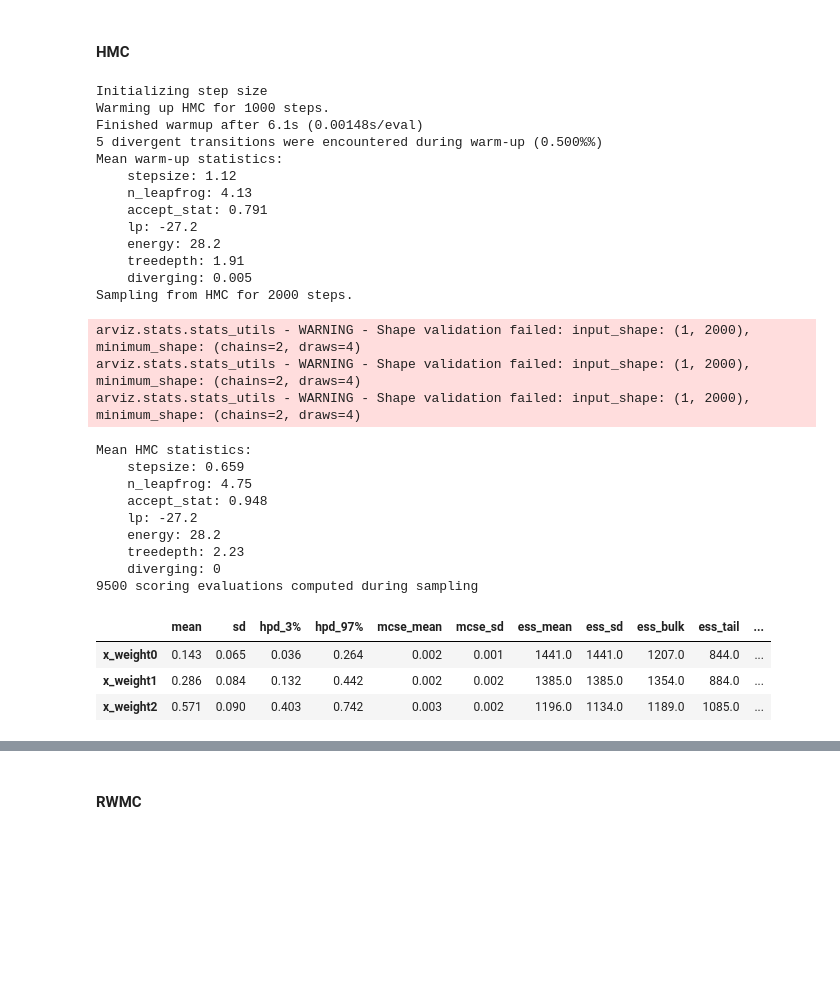
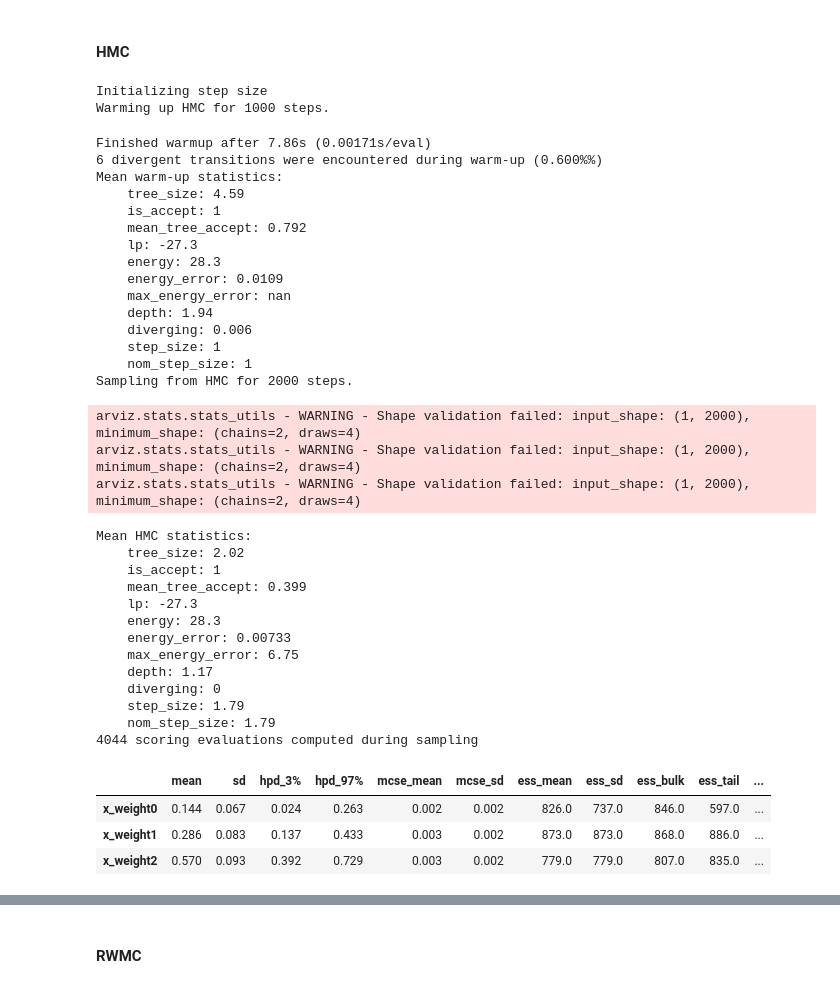
Before and after one commit to salilab/hmc, a Jupyter notebook: examples/notebooks/basic_usage.ipynb, the cells around one changed output, grey strips where cells are left out. Drawn from its saved outputs; the diff is of its cells as text; code cells hidden in the pictures; blank space fills up the shorter version.

```diff
--- a/examples/notebooks/basic_usage.ipynb
+++ b/examples/notebooks/basic_usage.ipynb
@@ -884,45 +917,53 @@ def setup_weight_dirichlet(m, alpha=np.ones(3), make_mover=False):
 # %%
 m = IMP.Model()
 p, sf, mover = setup_weight_dirichlet(m, alpha=[4, 8, 16], make_mover=True)
 p.set_weights(get_random_weights(3))
 
 hmc = setup_warmup_run_hmc(sf, metric="diag", nadapt=1000, nsample=2000)
-nsteps = hmc.stats.get_samples("n_leapfrog").sum()
+nsteps = hmc.stats.get_samples("tree_size").sum()
 print("{0} scoring evaluations computed during sampling".format(nsteps))
 
 hmc_dataset = get_inference_data(hmc)
 hmc_summary = az.summary(hmc_dataset)
 hmc_summary
 # %% [output]
 Initializing step size
 Warming up HMC for 1000 steps.
-Finished warmup after 6.1s (0.00148s/eval)
-5 divergent transitions were encountered during warm-up (0.500%%)
-Mean warm-up statistics:
-    stepsize: 1.12
-    n_leapfrog: 4.13
-    accept_stat: 0.791
-    lp: -27.2
-    energy: 28.2
-    treedepth: 1.91
-    diverging: 0.005
-Sampling from HMC for 2000 steps.
-arviz.stats.stats_utils - WARNING - Shape validation failed: input_shape: (1, 2000), minimum_shape: (chains=2, draws=4)
-arviz.stats.stats_utils - WARNING - Shape validation failed: input_shape: (1, 2000), minimum_shape: (chains=2, draws=4)
-arviz.stats.stats_utils - WARNING - Shape validation failed: input_shape: (1, 2000), minimum_shape: (chains=2, draws=4)
+Finished warmup after 7.86s (0.00171s/eval)
+6 divergent transitions were encountered during warm-up (0.600%%)
+Mean warm-up statistics:
+    tree_size: 4.59
+    is_accept: 1
+    mean_tree_accept: 0.792
+    lp: -27.3
+    energy: 28.3
+    energy_error: 0.0109
+    max_energy_error: nan
+    depth: 1.94
+    diverging: 0.006
+    step_size: 1
+    nom_step_size: 1
+Sampling from HMC for 2000 steps.
-Mean HMC statistics:
-    stepsize: 0.659
-    n_leapfrog: 4.75
-    accept_stat: 0.948
-    lp: -27.2
-    energy: 28.2
-    treedepth: 2.23
-    diverging: 0
-9500 scoring evaluations computed during sampling
+arviz.stats.stats_utils - WARNING - Shape validation failed: input_shape: (1, 2000), minimum_shape: (chains=2, draws=4)
+arviz.stats.stats_utils - WARNING - Shape validation failed: input_shape: (1, 2000), minimum_shape: (chains=2, draws=4)
+arviz.stats.stats_utils - WARNING - Shape validation failed: input_shape: (1, 2000), minimum_shape: (chains=2, draws=4)
+Mean HMC statistics:
+    tree_size: 2.02
+    is_accept: 1
+    mean_tree_accept: 0.399
+    lp: -27.3
+    energy: 28.3
+    energy_error: 0.00733
+    max_energy_error: 6.75
+    depth: 1.17
+    diverging: 0
+    step_size: 1.79
+    nom_step_size: 1.79
+4044 scoring evaluations computed during sampling
 |  | mean | sd | hpd_3% | hpd_97% | mcse_mean | mcse_sd | ess_mean | ess_sd | ess_bulk | ess_tail | ... |
-| x_weight0 | 0.143 | 0.065 | 0.036 | 0.264 | 0.002 | 0.001 | 1441.0 | 1441.0 | 1207.0 | 844.0 | ... |
-| x_weight1 | 0.286 | 0.084 | 0.132 | 0.442 | 0.002 | 0.002 | 1385.0 | 1385.0 | 1354.0 | 884.0 | ... |
-| x_weight2 | 0.571 | 0.090 | 0.403 | 0.742 | 0.003 | 0.002 | 1196.0 | 1134.0 | 1189.0 | 1085.0 | ... |
+| x_weight0 | 0.144 | 0.067 | 0.024 | 0.263 | 0.002 | 0.002 | 826.0 | 737.0 | 846.0 | 597.0 | ... |
+| x_weight1 | 0.286 | 0.083 | 0.137 | 0.433 | 0.003 | 0.002 | 873.0 | 873.0 | 868.0 | 886.0 | ... |
+| x_weight2 | 0.570 | 0.093 | 0.392 | 0.729 | 0.003 | 0.002 | 779.0 | 779.0 | 807.0 | 835.0 | ... |
 # %%
 az.plot_energy(hmc_dataset, kind="hist")
 az.plot_posterior(hmc_dataset, kind="hist")
```
Also changed, not shown: parts of 25 cells of this notebook, 3 other files.
